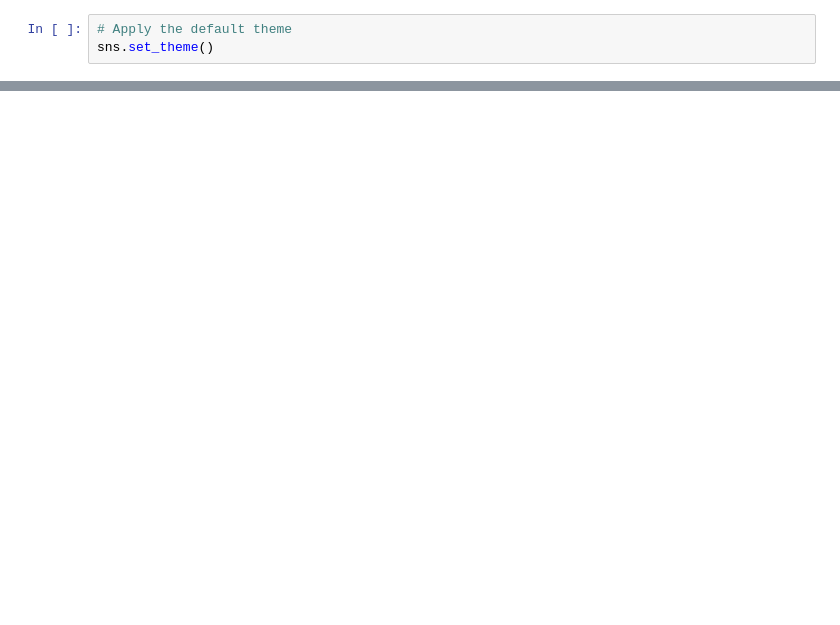
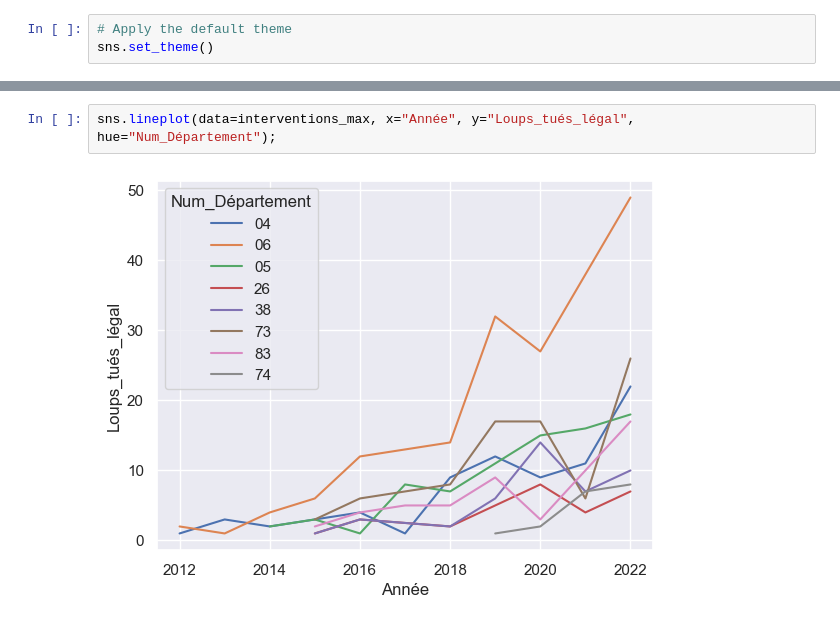
Before and after one commit to dthonon/pna_loup_suivi, a Jupyter notebook: notebook/Analyse_mortalité_loup.ipynb, the cells around one changed output, grey strips where cells are left out. Saved outputs shown, nothing was run; the diff lists cells and outputs as text; blank space fills up the shorter version.

```diff
--- a/notebook/Analyse_mortalité_loup.ipynb
+++ b/notebook/Analyse_mortalité_loup.ipynb
@@ -76,0 +63,4 @@ sns.lineplot(data=dommages_max, x="Année", y="Nb_animaux_tués", hue="Num_Dépa
+# %%
+sns.lineplot(data=interventions_max, x="Année", y="Loups_tués_légal", hue="Num_Département");
+# %% [output]
+[figure, added]
```
Also changed, not shown: parts of 7 cells of this notebook.
